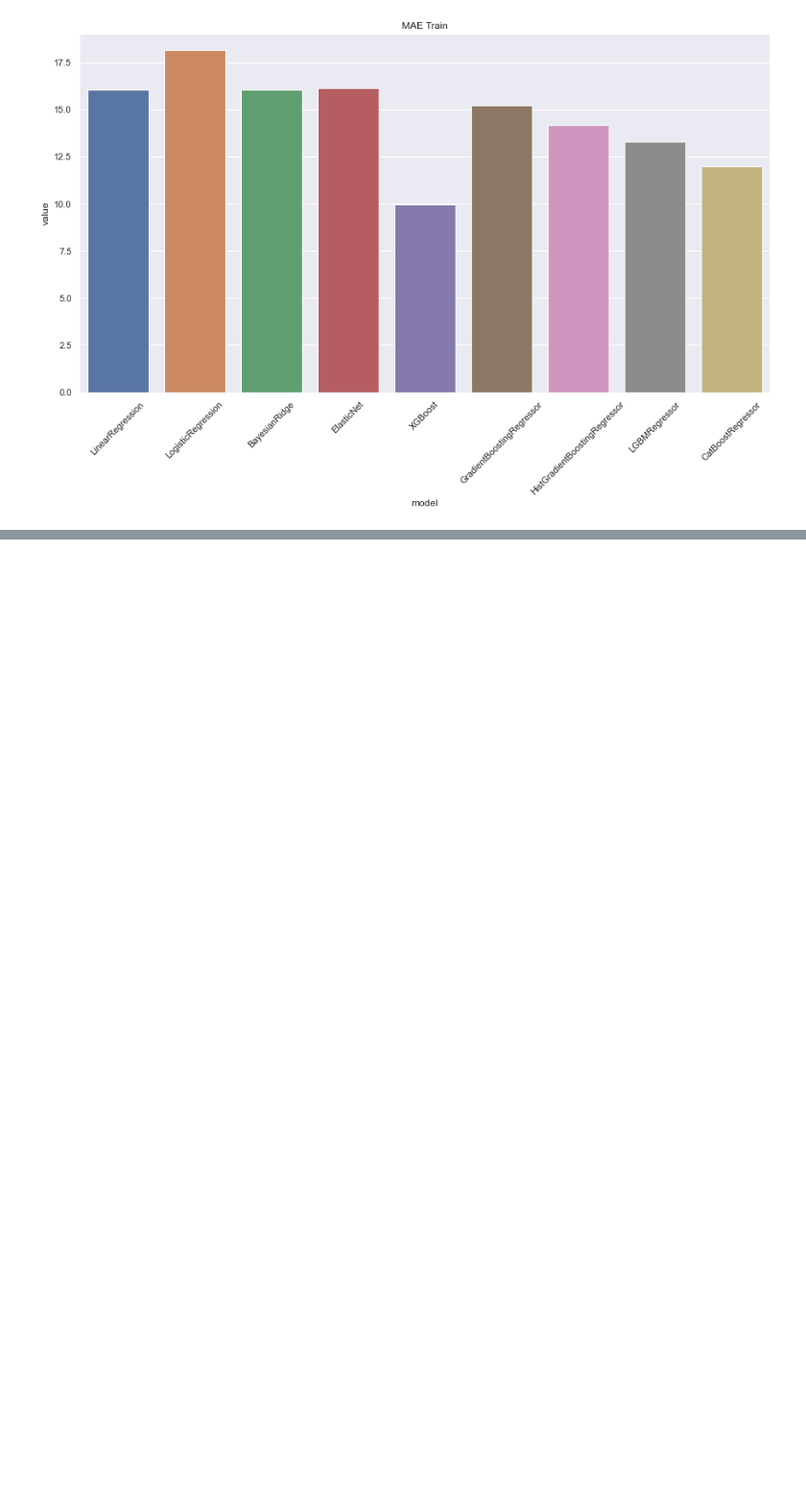
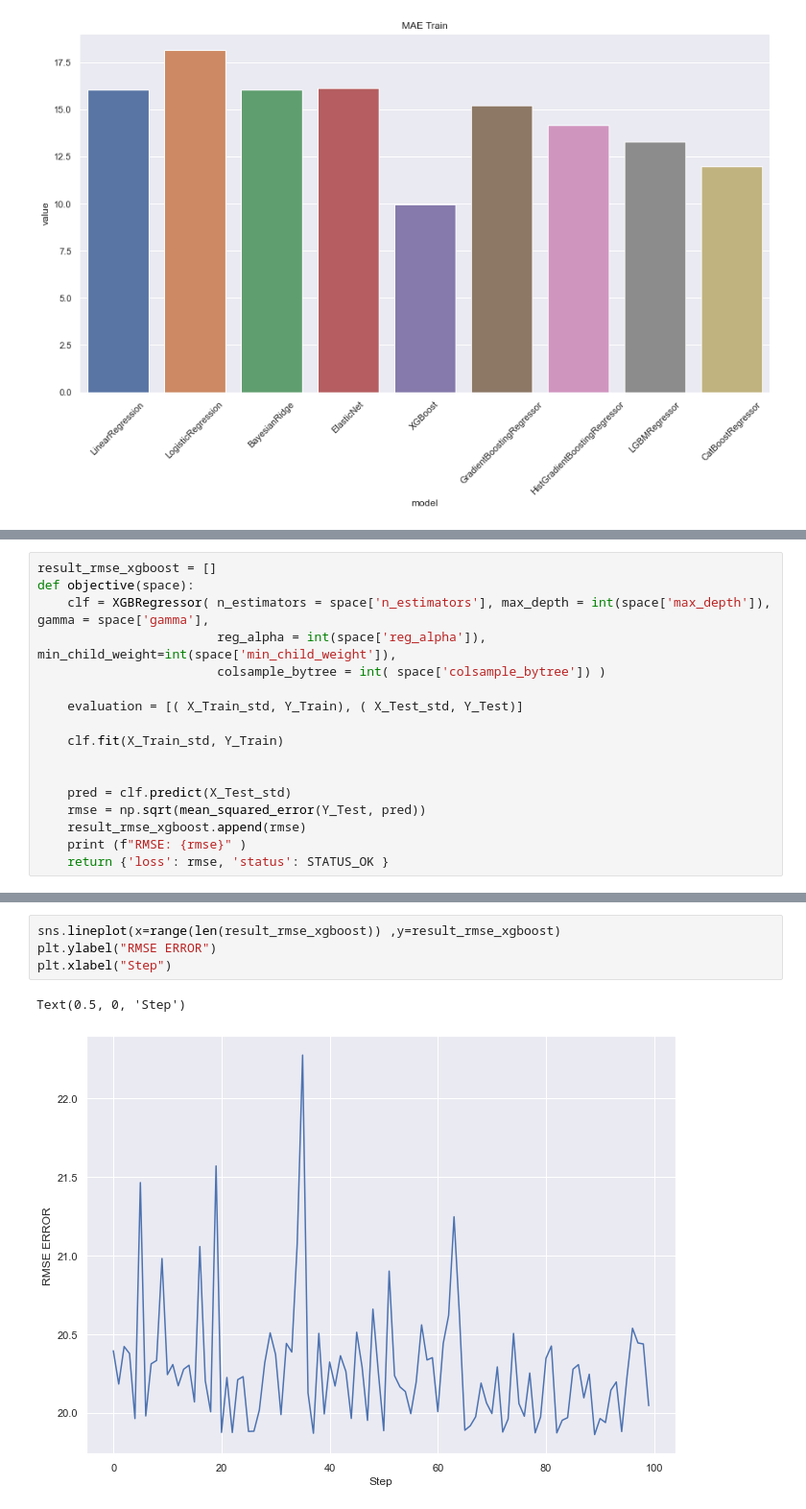
Before and after one commit to IvaStival/DataScience, a Jupyter notebook: SongsPopularity/code/SongsPopulartityModel.ipynb, the cells around one changed output, grey strips where cells are left out. Shown at 96% size. Drawn from its saved outputs; the diff is of its cells as text; blank space fills up the shorter version.

```diff
--- a/SongsPopularity/code/SongsPopulartityModel.ipynb
+++ b/SongsPopularity/code/SongsPopulartityModel.ipynb
@@ -483,0 +545,17 @@ for i in range(len(metrics_names)):
+# %%
+result_rmse_xgboost = []
+def objective(space):
+    clf = XGBRegressor( n_estimators = space['n_estimators'], max_depth = int(space['max_depth']), gamma = space['gamma'],
+                        reg_alpha = int(space['reg_alpha']), min_child_weight=int(space['min_child_weight']),
+                        colsample_bytree = int( space['colsample_bytree']) )
+
+    evaluation = [( X_Train_std, Y_Train), ( X_Test_std, Y_Test)]
+
+    clf.fit(X_Train_std, Y_Train)
+
+
+    pred = clf.predict(X_Test_std)
+    rmse = np.sqrt(mean_squared_error(Y_Test, pred))
+    result_rmse_xgboost.append(rmse)
+    print (f"RMSE: {rmse}" )
+    return {'loss': rmse, 'status': STATUS_OK }
@@ -483,0 +588,7 @@ for i in range(len(metrics_names)):
+# %%
+sns.lineplot(x=range(len(result_rmse_xgboost)) ,y=result_rmse_xgboost)
+plt.ylabel("RMSE ERROR")
+plt.xlabel("Step")
+# %% [output]
+Text(0.5, 0, 'Step')
+[figure, added]
```
Also changed, not shown: parts of 17 cells of this notebook, 2 other files.
